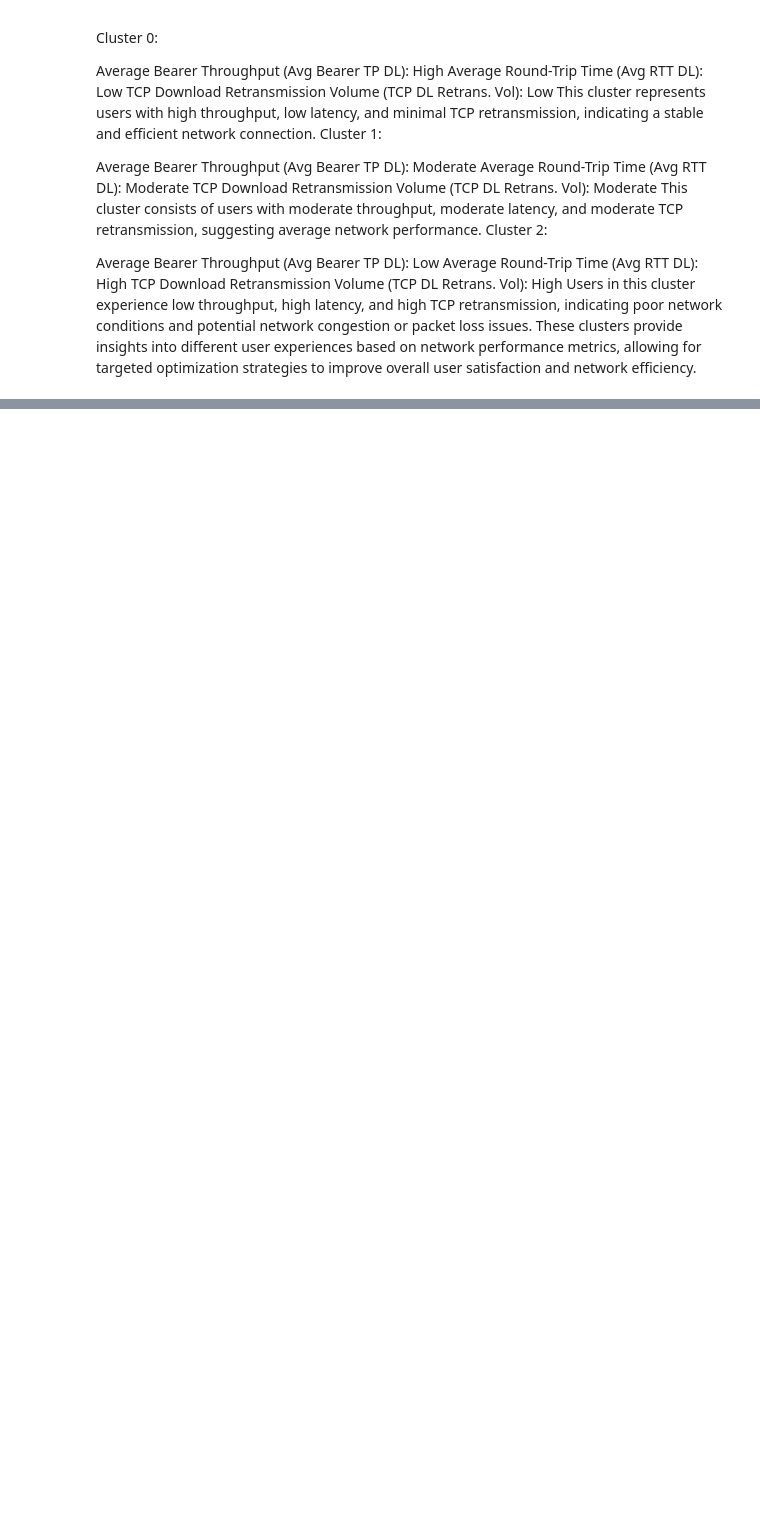
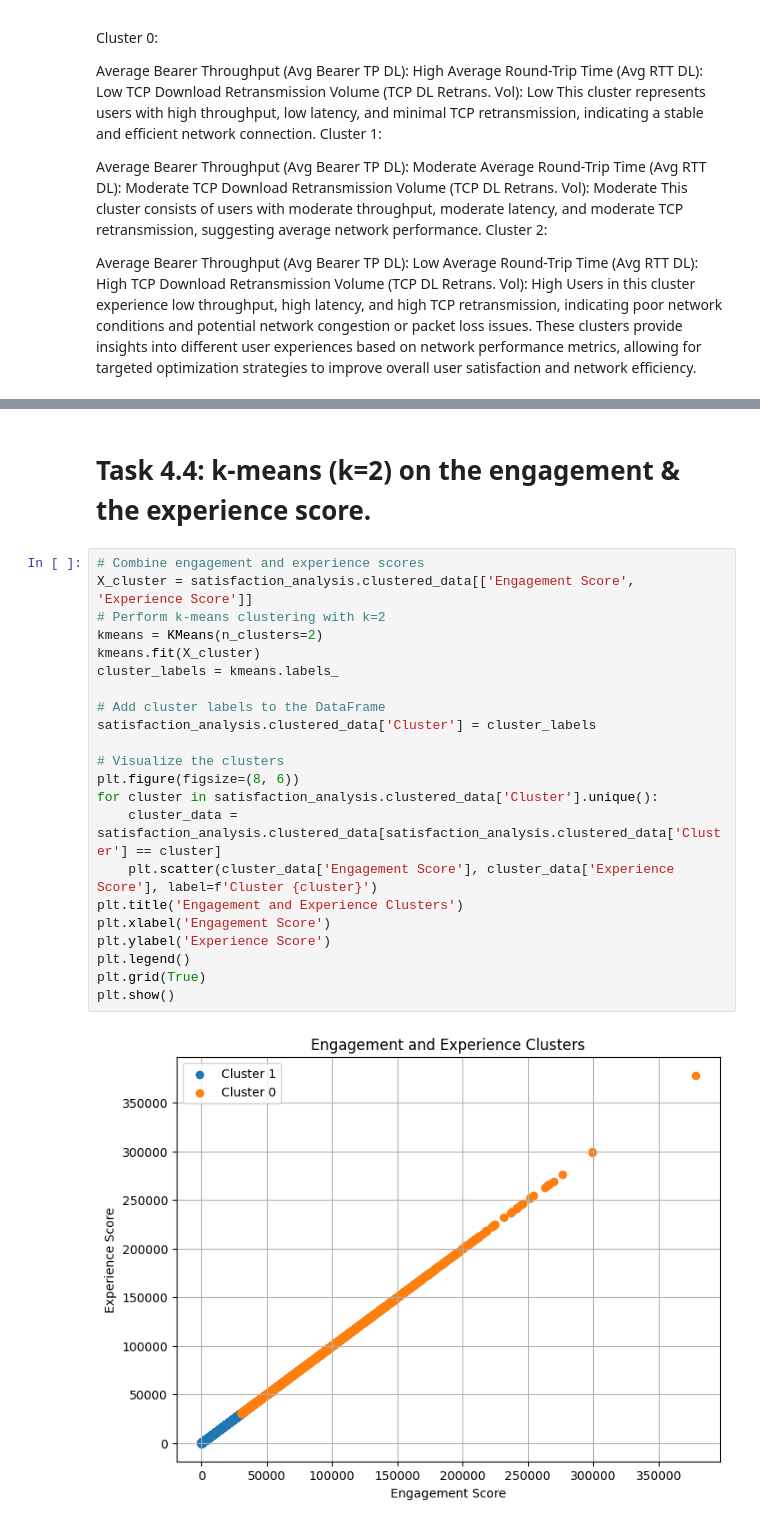
Before and after one commit to Yaadee/profitability_data_analysis, a Jupyter notebook: notebooks/EDA analysis.ipynb, the cells around one changed output, grey strips where cells are left out. Cells and saved outputs as stored; diff of their text form; blank space fills up the shorter version.

```diff
--- a/notebooks/EDA analysis.ipynb
+++ b/notebooks/EDA analysis.ipynb
@@ -1256,0 +1594,26 @@ Length of DataFrame index: 150001
+# %% [markdown]
+# Task 4.4: k-means (k=2) on the engagement & the experience score.
+# %%
+# Combine engagement and experience scores
+X_cluster = satisfaction_analysis.clustered_data[['Engagement Score', 'Experience Score']]
+# Perform k-means clustering with k=2
+kmeans = KMeans(n_clusters=2)
+kmeans.fit(X_cluster)
+cluster_labels = kmeans.labels_
+
+# Add cluster labels to the DataFrame
+satisfaction_analysis.clustered_data['Cluster'] = cluster_labels
+
+# Visualize the clusters
+plt.figure(figsize=(8, 6))
+for cluster in satisfaction_analysis.clustered_data['Cluster'].unique():
+    cluster_data = satisfaction_analysis.clustered_data[satisfaction_analysis.clustered_data['Cluster'] == cluster]
+    plt.scatter(cluster_data['Engagement Score'], cluster_data['Experience Score'], label=f'Cluster {cluster}')
+plt.title('Engagement and Experience Clusters')
+plt.xlabel('Engagement Score')
+plt.ylabel('Experience Score')
+plt.legend()
+plt.grid(True)
+plt.show()
+# %% [output]
+[figure, added]
```
Also changed, not shown: parts of 29 cells of this notebook, 8 other files.
